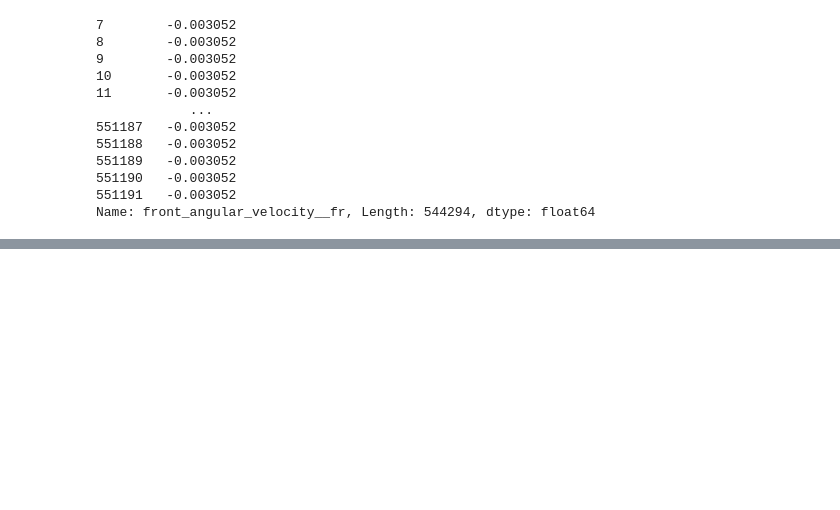
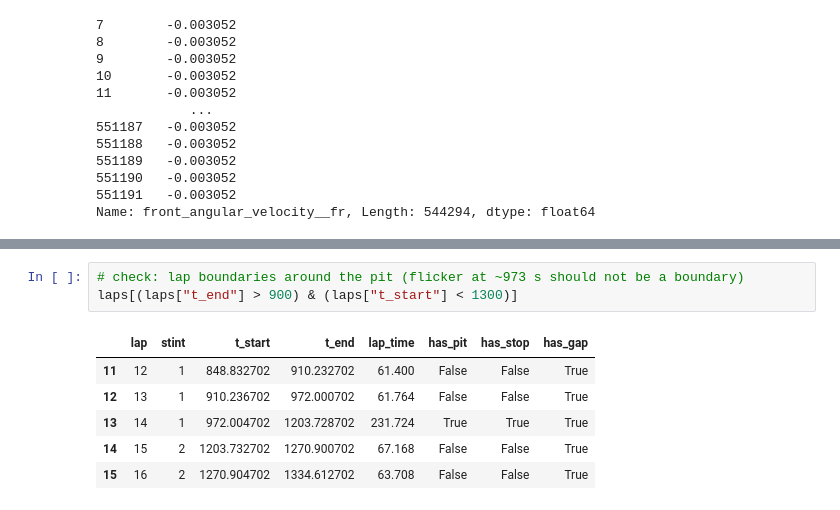
Before and after one commit to manelbenabid/recruiting-sw-telemetry, a Jupyter notebook: notebooks/07_segment.ipynb, the cells around one changed output, grey strips where cells are left out. Drawn from its saved outputs; the diff is of its cells as text; blank space fills up the shorter version.

Commit message:
checks

```diff
--- a/notebooks/07_segment.ipynb
+++ b/notebooks/07_segment.ipynb
@@ -162,0 +230,10 @@ Name: front_angular_velocity__fr, Length: 544294, dtype: float64
+# %%
+# check: lap boundaries around the pit (flicker at ~973 s should not be a boundary)
+laps[(laps["t_end"] > 900) & (laps["t_start"] < 1300)]
+# %% [output]
+|  | lap | stint | t_start | t_end | lap_time | has_pit | has_stop | has_gap |
+| 11 | 12 | 1 | 848.832702 | 910.232702 | 61.400 | False | False | True |
+| 12 | 13 | 1 | 910.236702 | 972.000702 | 61.764 | False | False | True |
+| 13 | 14 | 1 | 972.004702 | 1203.728702 | 231.724 | True | True | True |
+| 14 | 15 | 2 | 1203.732702 | 1270.900702 | 67.168 | False | False | True |
+| 15 | 16 | 2 | 1270.904702 | 1334.612702 | 63.708 | False | False | True |
```
Also changed, not shown: parts of 11 cells of this notebook.
